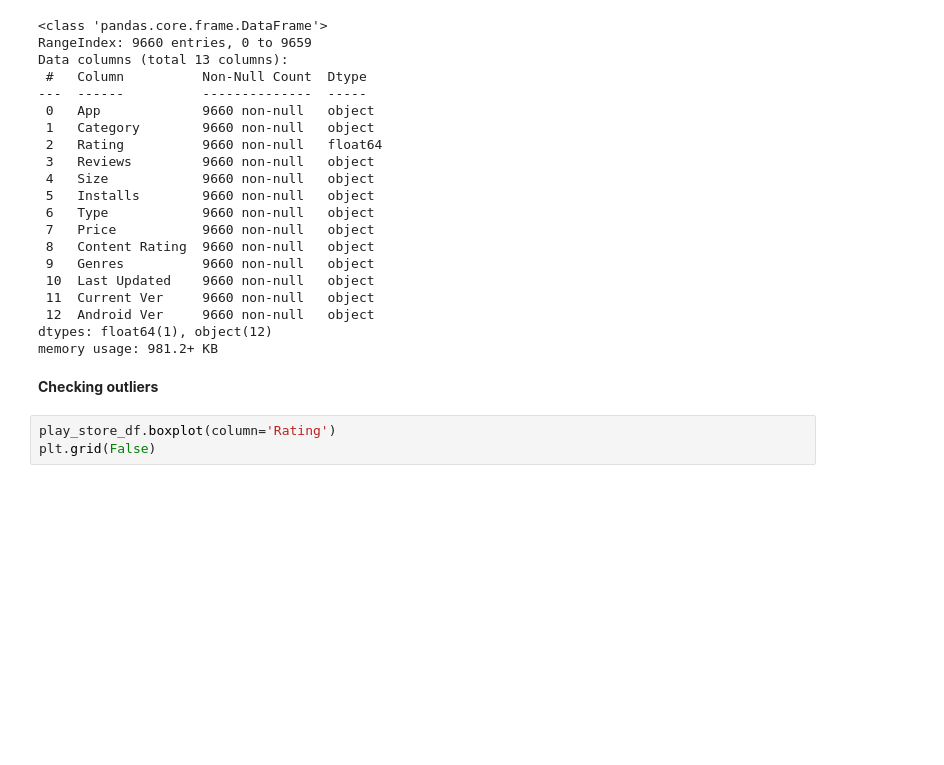
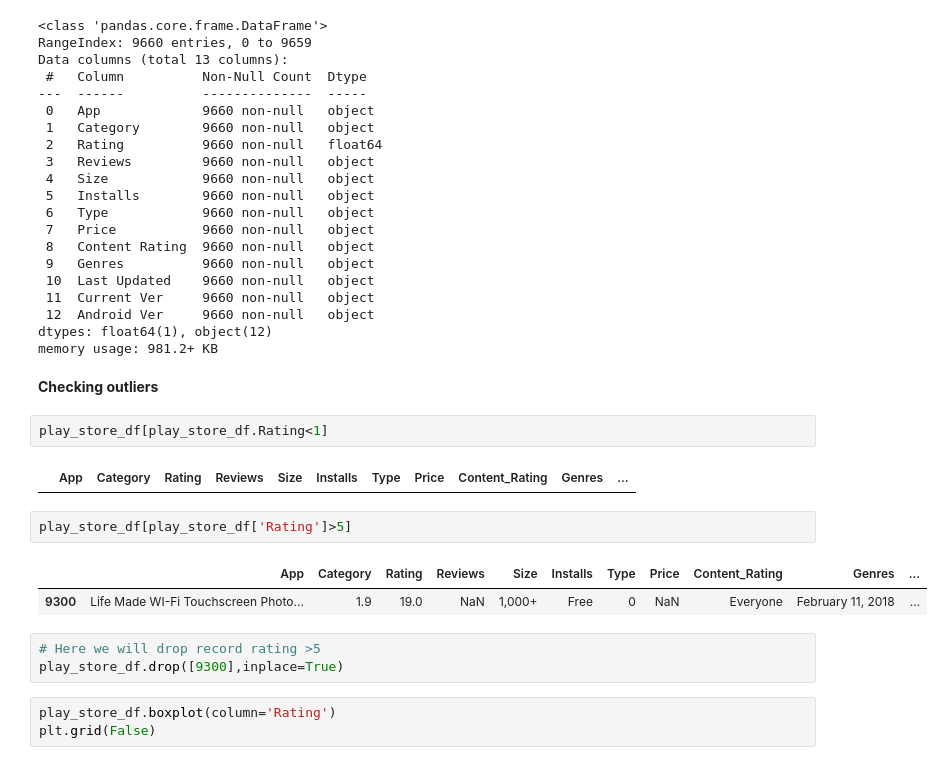
Before and after one commit to RishikaVerma21/Play-Store-Review-Analysis, a Jupyter notebook: Play_store_analysis_and_sentiment_analysis.ipynb, the cells around one changed output. Saved outputs shown, nothing was run; the diff lists cells and outputs as text; blank space fills up the shorter version.

```diff
--- a/Play_store_analysis_and_sentiment_analysis.ipynb
+++ b/Play_store_analysis_and_sentiment_analysis.ipynb
@@ -284,6 +284,18 @@ dtypes: float64(1), object(12)
 memory usage: 981.2+ KB
 # %% [markdown]
 **Checking outliers**
+# %%
+play_store_df[play_store_df.Rating<1]
+# %% [output]
+|  | App | Category | Rating | Reviews | Size | Installs | Type | Price | Content_Rating | Genres | ... |
+# %%
+play_store_df[play_store_df['Rating']>5]
+# %% [output]
+|  | App | Category | Rating | Reviews | Size | Installs | Type | Price | Content_Rating | Genres | ... |
+| 9300 | Life Made WI-Fi Touchscreen Photo... | 1.9 | 19.0 | NaN | 1,000+ | Free | 0 | NaN | Everyone | February 11, 2018 | ... |
+# %%
+# Here we will drop record rating >5
+play_store_df.drop([9300],inplace=True)
 # %%
 play_store_df.boxplot(column='Rating')
 plt.grid(False)
```
Also changed, not shown: parts of 17 cells of this notebook.
